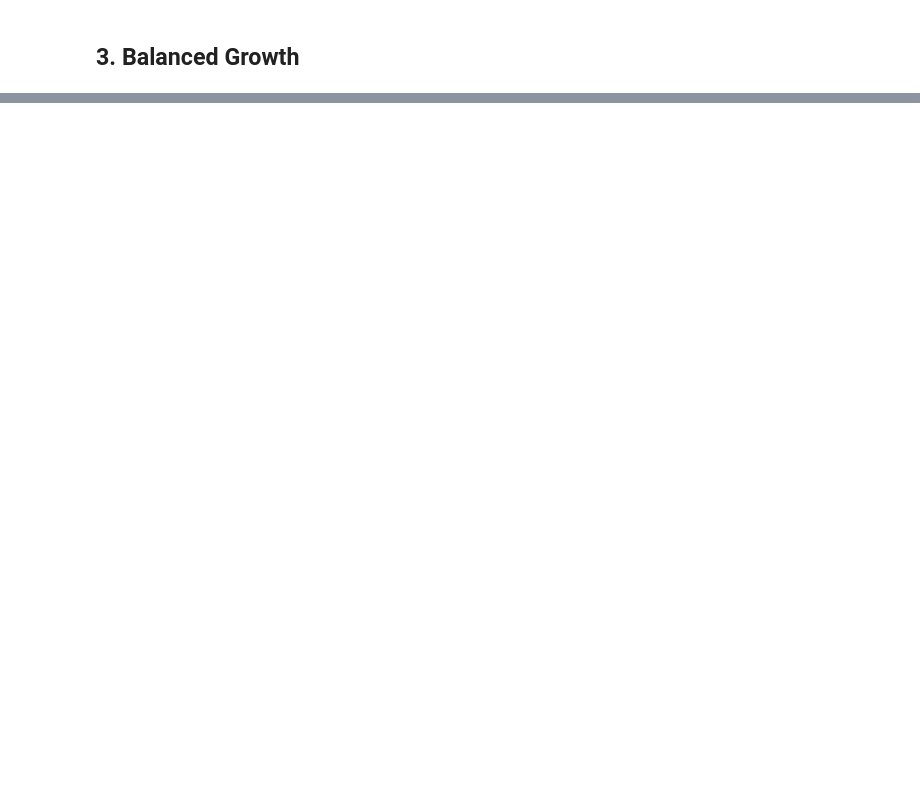
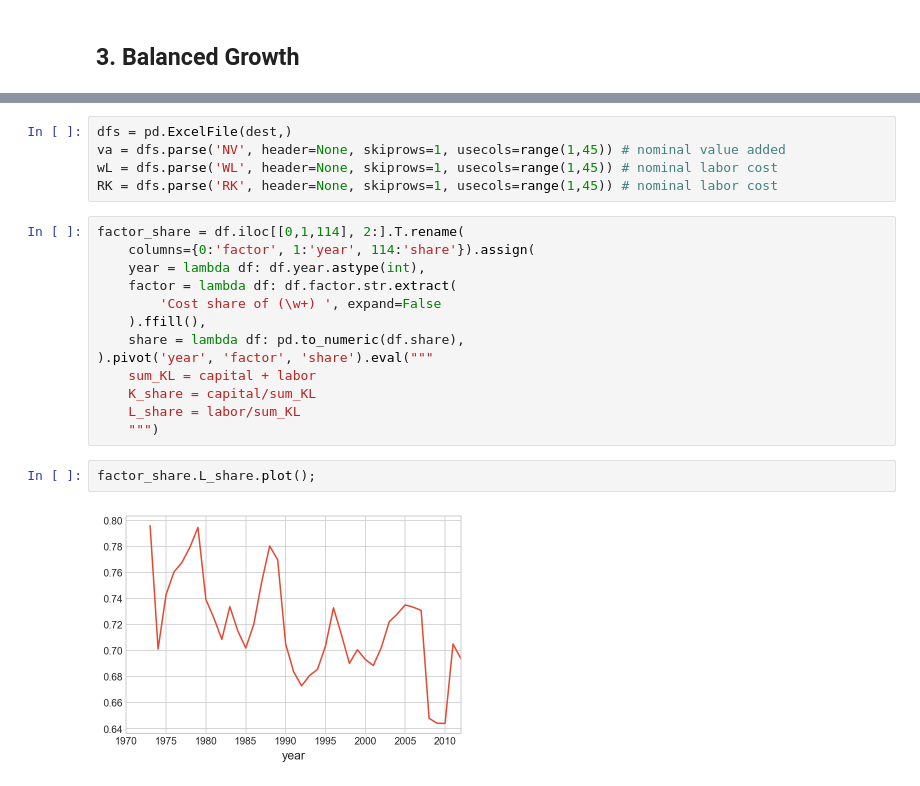
Before and after one commit to Alalalalaki/Econ-Paper-Notes, a Jupyter notebook: Macro/Solow.ipynb, the cells around one changed output, grey strips where cells are left out. Cells and saved outputs as stored; diff of their text form; blank space fills up the shorter version.

```diff
--- a/Macro/Solow.ipynb
+++ b/Macro/Solow.ipynb
@@ -296,0 +317,22 @@ Note that the economic growth in the transition path is not sustained: it gradua
+# %%
+dfs = pd.ExcelFile(dest,)
+va = dfs.parse('NV', header=None, skiprows=1, usecols=range(1,45)) # nominal value added
+wL = dfs.parse('WL', header=None, skiprows=1, usecols=range(1,45)) # nominal labor cost
+RK = dfs.parse('RK', header=None, skiprows=1, usecols=range(1,45)) # nominal labor cost
+# %%
+factor_share = df.iloc[[0,1,114], 2:].T.rename(
+    columns={0:'factor', 1:'year', 114:'share'}).assign(
+    year = lambda df: df.year.astype(int),
+    factor = lambda df: df.factor.str.extract(
+        'Cost share of (\w+) ', expand=False
+    ).ffill(),
+    share = lambda df: pd.to_numeric(df.share),
+).pivot('year', 'factor', 'share').eval("""
+    sum_KL = capital + labor
+    K_share = capital/sum_KL
+    L_share = labor/sum_KL
+    """)
+# %%
+factor_share.L_share.plot();
+# %% [output]
+[figure, added]
```
Also changed, not shown: parts of 5 cells of this notebook, 2 other files.
